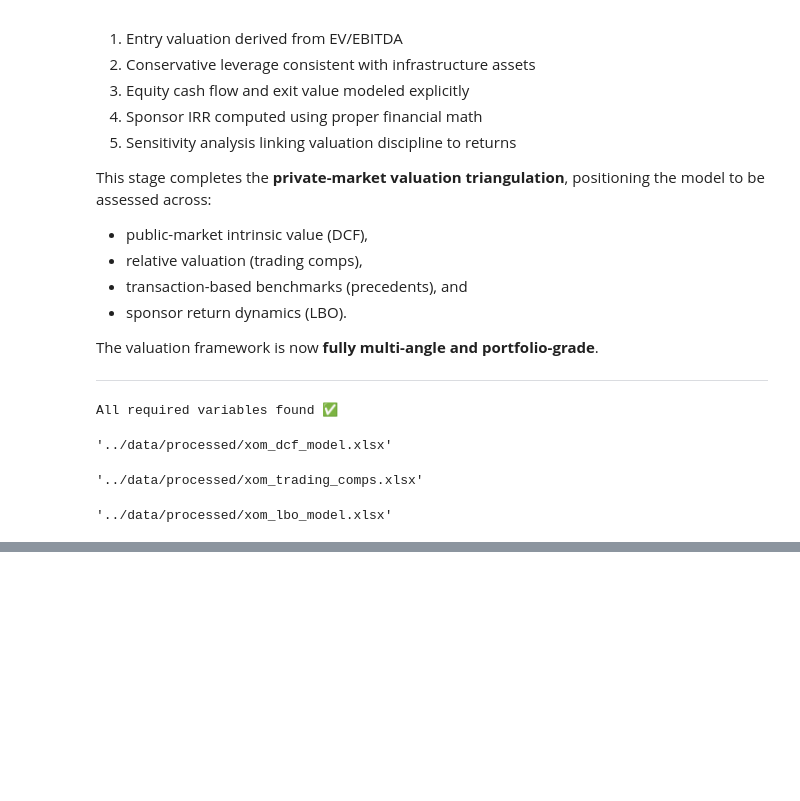
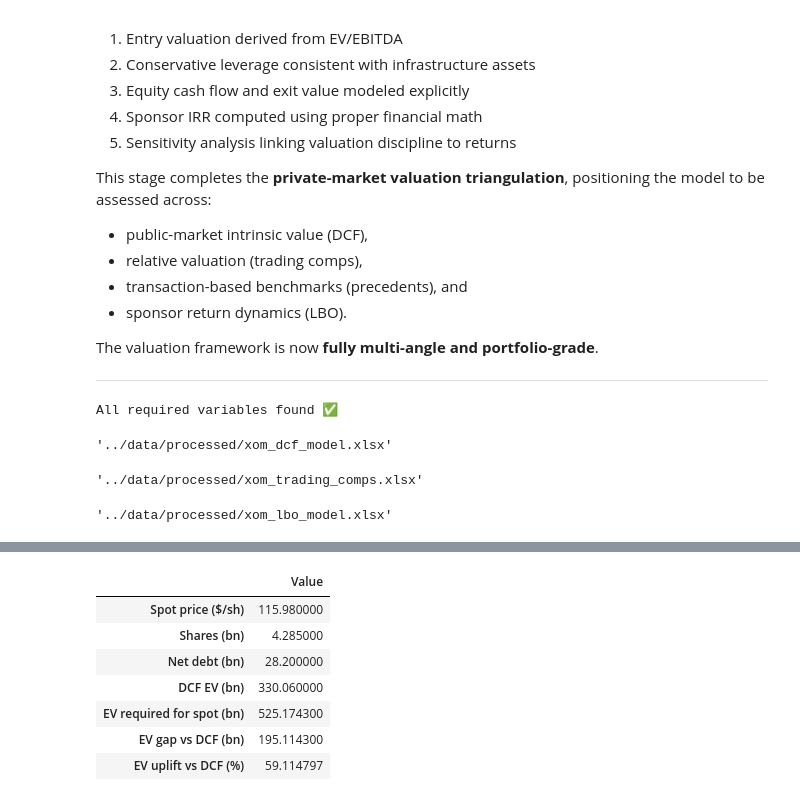
Before and after one commit to boztosunmelis-digi/exxonmobil-valuation, a Jupyter notebook: notebooks/valuation_demo.ipynb, the cells around one changed output, grey strips where cells are left out. Cells and saved outputs as stored; diff of their text form; code cells hidden in the pictures; blank space fills up the shorter version.

```diff
--- a/notebooks/valuation_demo.ipynb
+++ b/notebooks/valuation_demo.ipynb
@@ -1447,0 +1665,31 @@ Implied price: $70.45 | Spot: $115.98 | Mispricing: +65% (overvalued)
+# %%
+# Simple thresholds derived from your model:
+# 1) What EV (and implied price) would be required to match spot?
+spot_price = 115.98
+
+required_equity_bn = spot_price * shares_audit
+required_ev_bn = required_equity_bn + net_debt_audit
+
+gap_ev_bn = required_ev_bn - ev_audit
+gap_pct = (required_ev_bn / ev_audit - 1.0) * 100.0
+
+summary = {
+    "Spot price ($/sh)": spot_price,
+    "Shares (bn)": shares_audit,
+    "Net debt (bn)": net_debt_audit,
+    "DCF EV (bn)": ev_audit,
+    "EV required for spot (bn)": required_ev_bn,
+    "EV gap vs DCF (bn)": gap_ev_bn,
+    "EV uplift vs DCF (%)": gap_pct
+}
+
+pd.DataFrame(summary, index=["Value"]).T
+# %% [output]
+|  | Value |
+| Spot price ($/sh) | 115.980000 |
+| Shares (bn) | 4.285000 |
+| Net debt (bn) | 28.200000 |
+| DCF EV (bn) | 330.060000 |
+| EV required for spot (bn) | 525.174300 |
+| EV gap vs DCF (bn) | 195.114300 |
+| EV uplift vs DCF (%) | 59.114797 |
```
Also changed, not shown: parts of 12 cells of this notebook, 1 other file.
